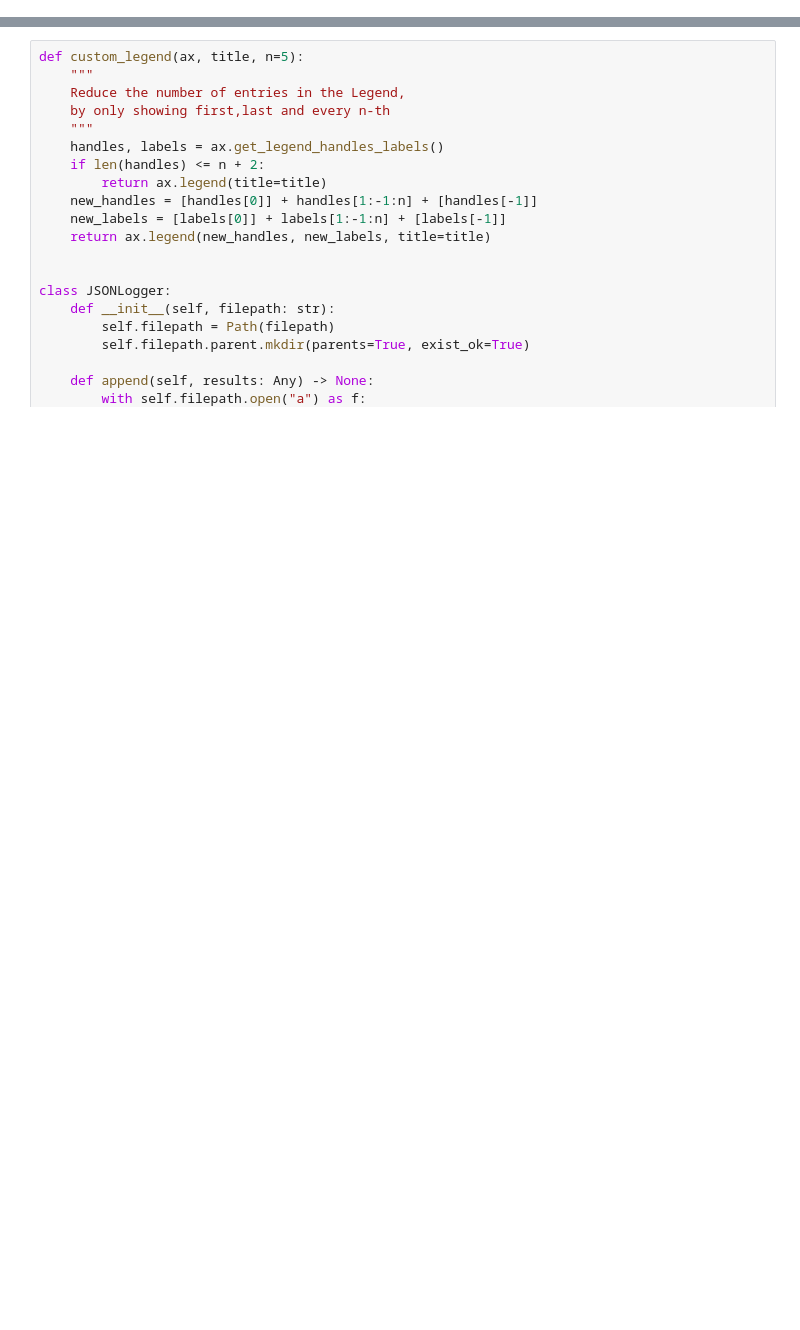
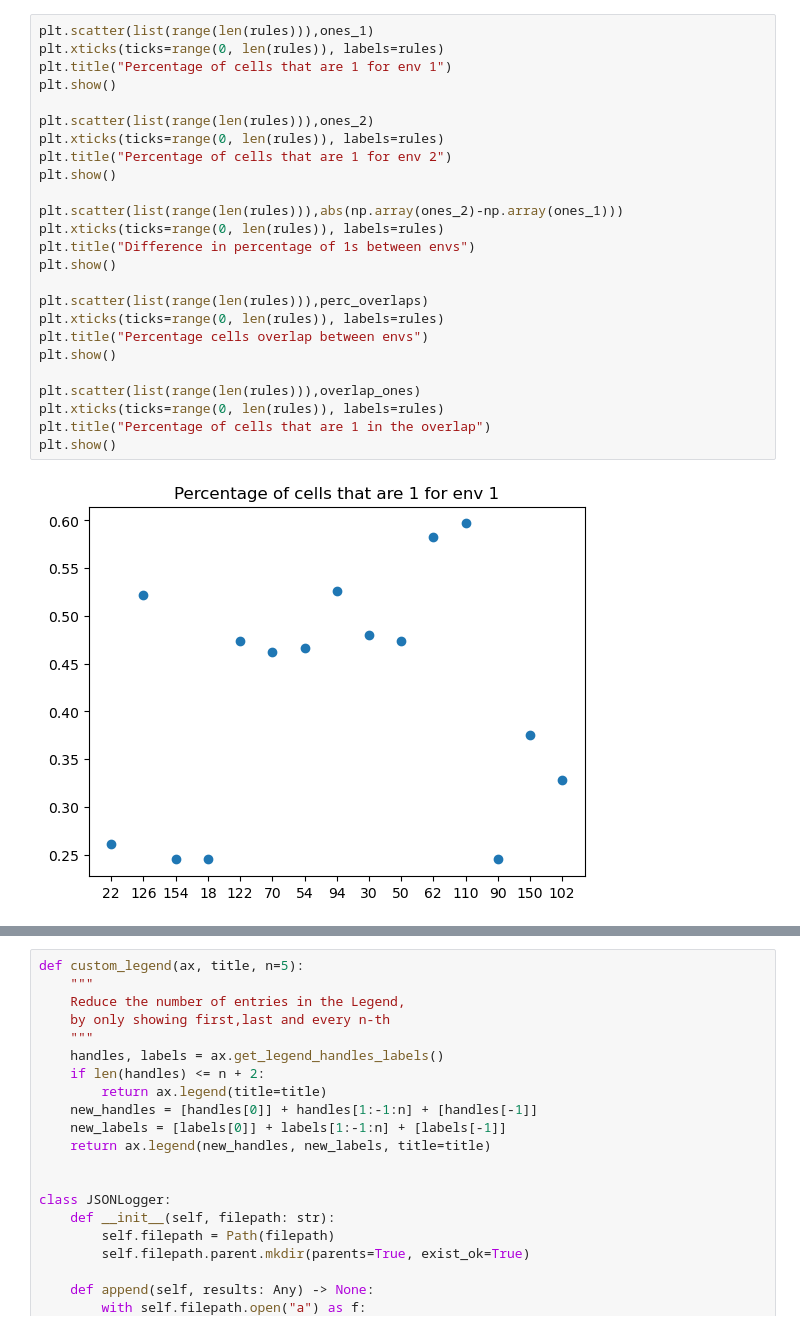
Before and after one commit to Cpetak/CA_GRN2, a Jupyter notebook: noisy_grn.ipynb, the cells around one changed output, grey strips where cells are left out. Cells and saved outputs as stored; diff of their text form; blank space fills up the shorter version.

```diff
--- a/noisy_grn.ipynb
+++ b/noisy_grn.ipynb
@@ -9,0 +39,27 @@ import numpy as np
+# %%
+plt.scatter(list(range(len(rules))),ones_1)
+plt.xticks(ticks=range(0, len(rules)), labels=rules)
+plt.title("Percentage of cells that are 1 for env 1")
+plt.show()
+
+plt.scatter(list(range(len(rules))),ones_2)
+plt.xticks(ticks=range(0, len(rules)), labels=rules)
+plt.title("Percentage of cells that are 1 for env 2")
+plt.show()
+
+plt.scatter(list(range(len(rules))),abs(np.array(ones_2)-np.array(ones_1)))
+plt.xticks(ticks=range(0, len(rules)), labels=rules)
+plt.title("Difference in percentage of 1s between envs")
+plt.show()
+
+plt.scatter(list(range(len(rules))),perc_overlaps)
+plt.xticks(ticks=range(0, len(rules)), labels=rules)
+plt.title("Percentage cells overlap between envs")
+plt.show()
+
+plt.scatter(list(range(len(rules))),overlap_ones)
+plt.xticks(ticks=range(0, len(rules)), labels=rules)
+plt.title("Percentage of cells that are 1 in the overlap")
+plt.show()
+# %% [output]
+[figure, added]
```
Also changed, not shown: parts of 13 cells of this notebook, 5 other files.
